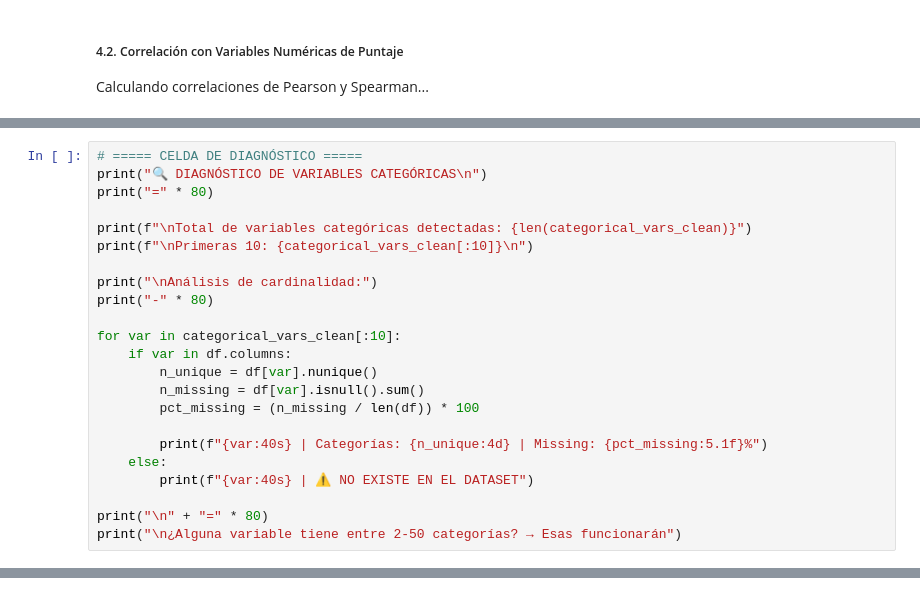
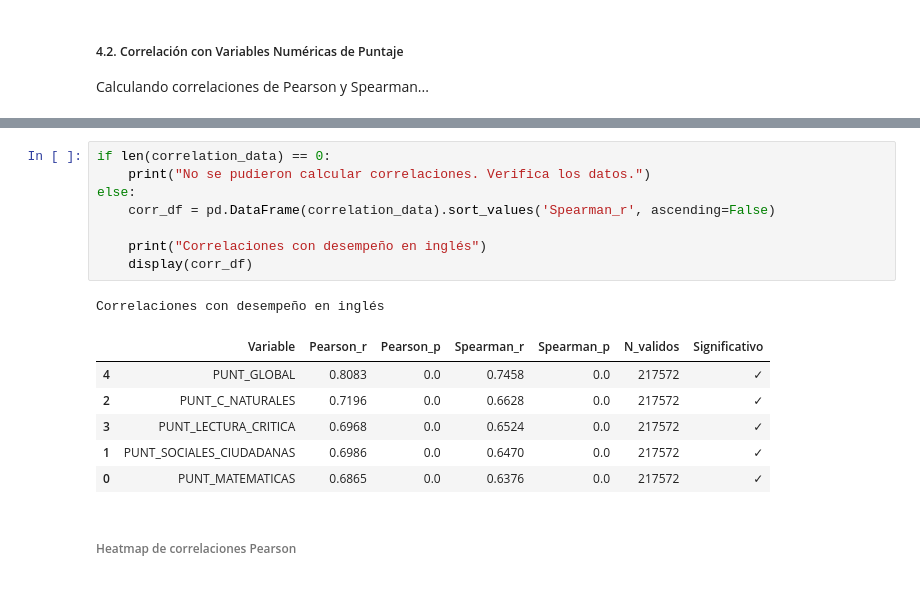
Before and after one commit to flaviofuego/Ia_EDA_analysis, a Jupyter notebook: notebooks/seccion1.ipynb, the cells around one changed output, grey strips where cells are left out. Saved outputs shown, nothing was run; the diff lists cells and outputs as text.

```diff
--- a/notebooks/seccion1.ipynb
+++ b/notebooks/seccion1.ipynb
@@ -1026,23 +930,0 @@ PUNT_SOCIALES_CIUDADANAS     0.6986        0.0      0.6470         0.0     21757
-# %%
-# ===== CELDA DE DIAGNÓSTICO =====
-print("🔍 DIAGNÓSTICO DE VARIABLES CATEGÓRICAS\n")
-print("=" * 80)
-
-print(f"\nTotal de variables categóricas detectadas: {len(categorical_vars_clean)}")
-print(f"\nPrimeras 10: {categorical_vars_clean[:10]}\n")
-
-print("\nAnálisis de cardinalidad:")
-print("-" * 80)
-
-for var in categorical_vars_clean[:10]:
-    if var in df.columns:
-        n_unique = df[var].nunique()
-        n_missing = df[var].isnull().sum()
-        pct_missing = (n_missing / len(df)) * 100
-
-        print(f"{var:40s} | Categorías: {n_unique:4d} | Missing: {pct_missing:5.1f}%")
-    else:
-        print(f"{var:40s} | ⚠️ NO EXISTE EN EL DATASET")
-
-print("\n" + "=" * 80)
-print("\n¿Alguna variable tiene entre 2-50 categorías? → Esas funcionarán")
@@ -1967,0 +964,18 @@ print("="*80)
+# %%
+if len(correlation_data) == 0:
+    print("No se pudieron calcular correlaciones. Verifica los datos.")
+else:
+    corr_df = pd.DataFrame(correlation_data).sort_values('Spearman_r', ascending=False)
+
+    print("Correlaciones con desempeño en inglés")
+    display(corr_df)
+# %% [output]
+Correlaciones con desempeño en inglés
+|  | Variable | Pearson_r | Pearson_p | Spearman_r | Spearman_p | N_validos | Significativo |
+| 4 | PUNT_GLOBAL | 0.8083 | 0.0 | 0.7458 | 0.0 | 217572 | ✓ |
+| 2 | PUNT_C_NATURALES | 0.7196 | 0.0 | 0.6628 | 0.0 | 217572 | ✓ |
+| 3 | PUNT_LECTURA_CRITICA | 0.6968 | 0.0 | 0.6524 | 0.0 | 217572 | ✓ |
+| 1 | PUNT_SOCIALES_CIUDADANAS | 0.6986 | 0.0 | 0.6470 | 0.0 | 217572 | ✓ |
+| 0 | PUNT_MATEMATICAS | 0.6865 | 0.0 | 0.6376 | 0.0 | 217572 | ✓ |
+# %% [markdown]
+###### Heatmap de correlaciones Pearson
```
Also changed, not shown: parts of 56 cells of this notebook, 7 other files.
